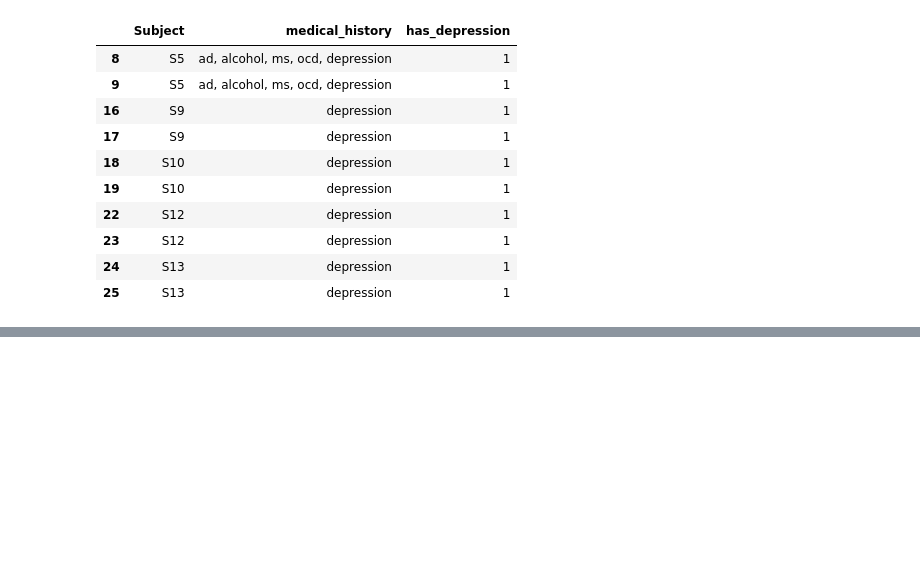
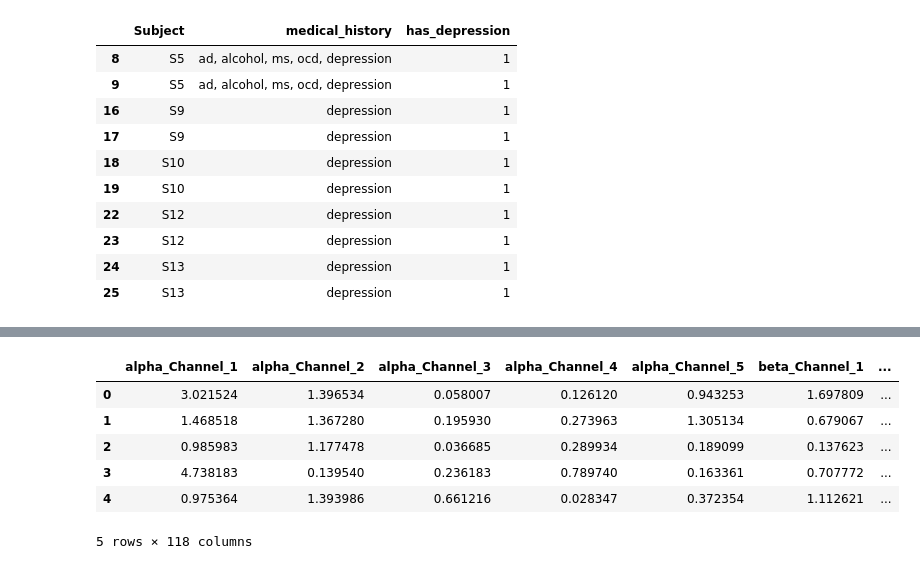
Before and after one commit to superkostya/eeg_depression, a Jupyter notebook: eeg_eda_build_dataset.ipynb, the cells around one changed output, grey strips where cells are left out. Saved outputs shown, nothing was run; the diff lists cells and outputs as text; code cells hidden in the pictures; blank space fills up the shorter version.

```diff
--- a/eeg_eda_build_dataset.ipynb
+++ b/eeg_eda_build_dataset.ipynb
@@ -208,0 +292,11 @@ df[df['depression_diagnosis_consistent'] == 0]
+# %%
+df_features = pd.read_csv('./data/eeg_features.csv')
+df_features.head()
+# %% [output]
+|  | alpha_Channel_1 | alpha_Channel_2 | alpha_Channel_3 | alpha_Channel_4 | alpha_Channel_5 | beta_Channel_1 | ... |
+| 0 | 3.021524 | 1.396534 | 0.058007 | 0.126120 | 0.943253 | 1.697809 | ... |
+| 1 | 1.468518 | 1.367280 | 0.195930 | 0.273963 | 1.305134 | 0.679067 | ... |
+| 2 | 0.985983 | 1.177478 | 0.036685 | 0.289934 | 0.189099 | 0.137623 | ... |
+| 3 | 4.738183 | 0.139540 | 0.236183 | 0.789740 | 0.163361 | 0.707772 | ... |
+| 4 | 0.975364 | 1.393986 | 0.661216 | 0.028347 | 0.372354 | 1.112621 | ... |
+5 rows × 118 columns
```
Also changed, not shown: parts of 28 cells of this notebook, 3 other files.
